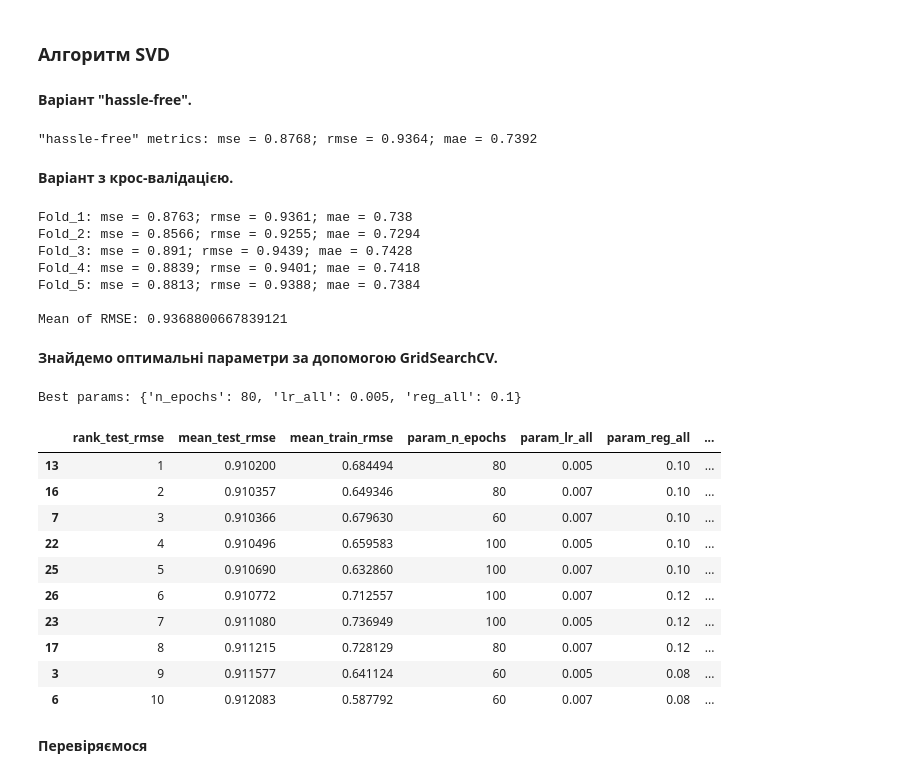
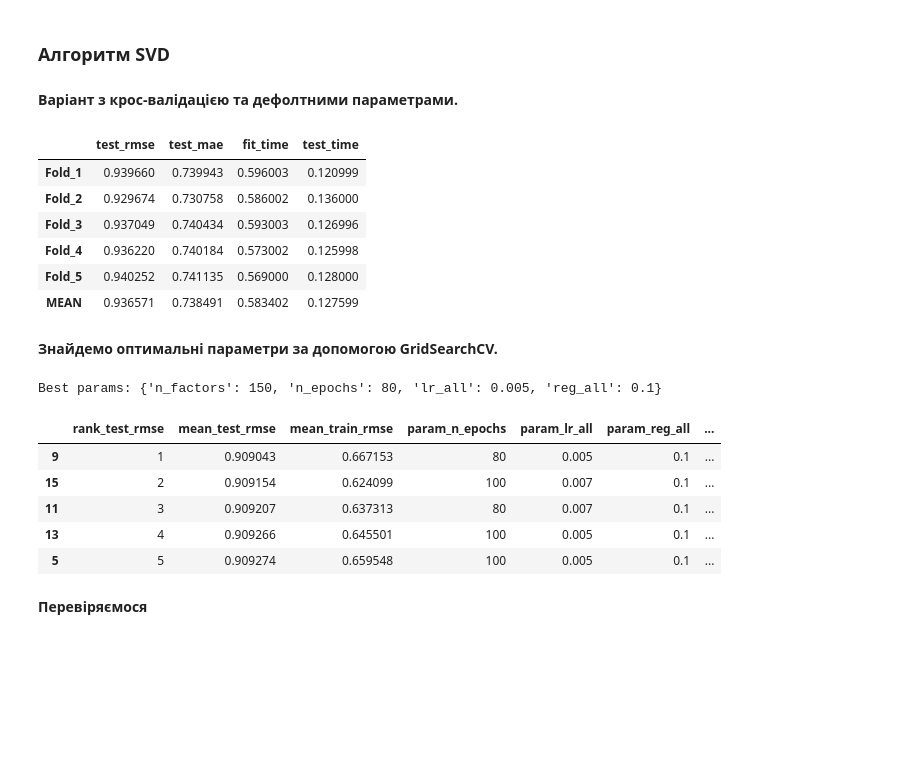
Before and after one commit to YpL68/DataScience9, a Jupyter notebook: HW7_part1.ipynb, the cells around one changed output. Saved outputs shown, nothing was run; the diff lists cells and outputs as text; code cells hidden in the pictures; blank space fills up the shorter version.

```diff
--- a/HW7_part1.ipynb
+++ b/HW7_part1.ipynb
@@ -73,63 +70,39 @@ pd.DataFrame(data.raw_ratings).head()
 | 4 | 166 | 346 | 1.0 | 886397596 |
 # %% [markdown]
 ### Алгоритм SVD
-# %% [markdown]
-__Варіант "hassle-free".__
-# %%
-train_set, test_set = train_test_split(data, test_size=0.2)
-algo = SVD()
-predictions = algo.fit(train_set).test(test_set)
-print(f"\"hassle-free\" metrics: {predict_metrics(predictions)}")
-# %% [output]
-"hassle-free" metrics: mse = 0.8768; rmse = 0.9364; mae = 0.7392
 # %% [markdown]
-__Варіант з крос-валідацією.__
+__Варіант з крос-валідацією та дефолтними параметрами.__
 # %%
-kf = KFold(n_splits=5)
 algo = SVD()
-
-count = 0
-rmse_sum = 0
-
-for trainset, testset in kf.split(data):
-    count += 1
-    predictions = algo.fit(trainset).test(testset)
-    rmse_sum += accuracy.rmse(predictions, verbose=False)
-    print(f"Fold_{count}: {predict_metrics(predictions)}")
-
-print(f"\nMean of RMSE: {rmse_sum/5}")
+result = cross_validate(algo, data, measures=["RMSE", "MAE"], cv=N_SPLITS, n_jobs=-1, verbose=False)
+print_cv_metrics(result)
 # %% [output]
-Fold_1: mse = 0.8763; rmse = 0.9361; mae = 0.738
-Fold_2: mse = 0.8566; rmse = 0.9255; mae = 0.7294
-Fold_3: mse = 0.891; rmse = 0.9439; mae = 0.7428
-Fold_4: mse = 0.8839; rmse = 0.9401; mae = 0.7418
-Fold_5: mse = 0.8813; rmse = 0.9388; mae = 0.7384
-
-Mean of RMSE: 0.9368800667839121
+|  | test_rmse | test_mae | fit_time | test_time |
+| Fold_1 | 0.939660 | 0.739943 | 0.596003 | 0.120999 |
+| Fold_2 | 0.929674 | 0.730758 | 0.586002 | 0.136000 |
+| Fold_3 | 0.937049 | 0.740434 | 0.593003 | 0.126996 |
+| Fold_4 | 0.936220 | 0.740184 | 0.573002 | 0.125998 |
+| Fold_5 | 0.940252 | 0.741135 | 0.569000 | 0.128000 |
+| MEAN | 0.936571 | 0.738491 | 0.583402 | 0.127599 |
 # %% [markdown]
 __Знайдемо оптимальні параметри за допомогою GridSearchCV.__
 # %%
 res_columns = ["rank_test_rmse", "mean_test_rmse", "mean_train_rmse",
                "param_n_epochs", "param_lr_all", "param_reg_all", "mean_test_time", "mean_fit_time"]
-param_grid = {"n_epochs": [60, 80, 100], "lr_all": [0.002, 0.005, 0.007], "reg_all": [0.08, 0.1, 0.12]}
+param_grid = {"n_factors": [100, 150], "n_epochs": [80, 100], "lr_all": [0.005, 0.007], "reg_all": [0.8, 0.1]}
 gs = GridSearchCV(SVD, param_grid, measures=["rmse", "mae"], cv=5, n_jobs=-1, return_train_measures=True)
 gs.fit(data)
 res_linear = pd.DataFrame(gs.cv_results)
 print(f"Best params: {gs.best_params['rmse']}")
-display(res_linear[res_columns].sort_values("rank_test_rmse").head(10))
+display(res_linear[res_columns].sort_values("rank_test_rmse").head())
 # %% [output]
-Best params: {'n_epochs': 80, 'lr_all': 0.005, 'reg_all': 0.1}
+Best params: {'n_factors': 150, 'n_epochs': 80, 'lr_all': 0.005, 'reg_all': 0.1}
 |  | rank_test_rmse | mean_test_rmse | mean_train_rmse | param_n_epochs | param_lr_all | param_reg_all | ... |
-| 13 | 1 | 0.910200 | 0.684494 | 80 | 0.005 | 0.10 | ... |
-| 16 | 2 | 0.910357 | 0.649346 | 80 | 0.007 | 0.10 | ... |
-| 7 | 3 | 0.910366 | 0.679630 | 60 | 0.007 | 0.10 | ... |
-| 22 | 4 | 0.910496 | 0.659583 | 100 | 0.005 | 0.10 | ... |
-| 25 | 5 | 0.910690 | 0.632860 | 100 | 0.007 | 0.10 | ... |
-| 26 | 6 | 0.910772 | 0.712557 | 100 | 0.007 | 0.12 | ... |
-| 23 | 7 | 0.911080 | 0.736949 | 100 | 0.005 | 0.12 | ... |
-| 17 | 8 | 0.911215 | 0.728129 | 80 | 0.007 | 0.12 | ... |
-| 3 | 9 | 0.911577 | 0.641124 | 60 | 0.005 | 0.08 | ... |
-| 6 | 10 | 0.912083 | 0.587792 | 60 | 0.007 | 0.08 | ... |
+| 9 | 1 | 0.909043 | 0.667153 | 80 | 0.005 | 0.1 | ... |
+| 15 | 2 | 0.909154 | 0.624099 | 100 | 0.007 | 0.1 | ... |
+| 11 | 3 | 0.909207 | 0.637313 | 80 | 0.007 | 0.1 | ... |
+| 13 | 4 | 0.909266 | 0.645501 | 100 | 0.005 | 0.1 | ... |
+| 5 | 5 | 0.909274 | 0.659548 | 100 | 0.005 | 0.1 | ... |
 # %% [markdown]
 __Перевіряємося__
 # %%
```
Also changed, not shown: parts of 10 cells of this notebook.
